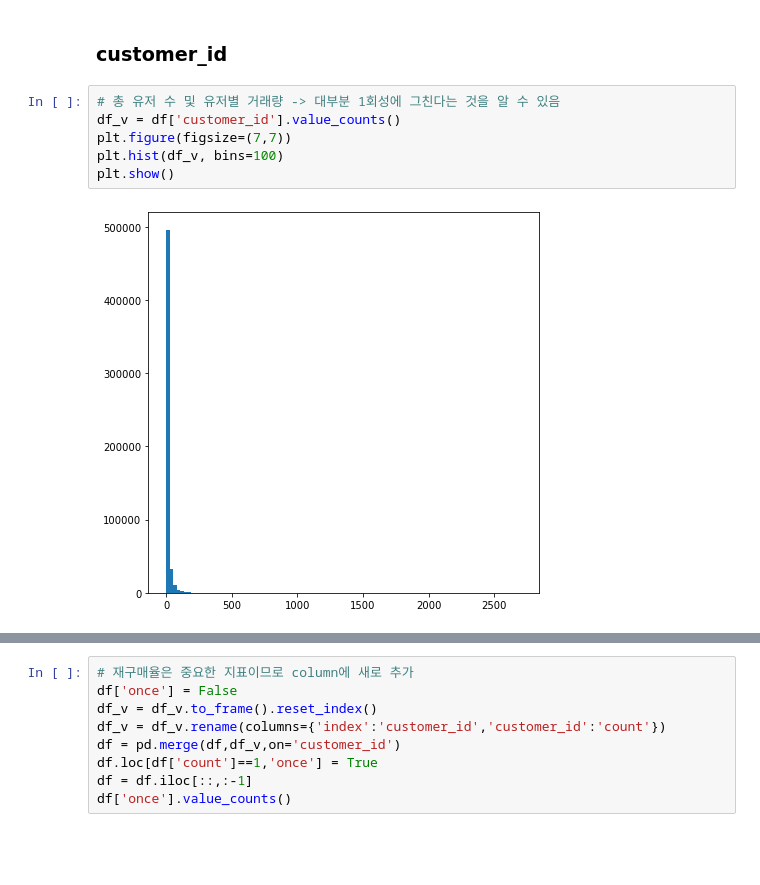
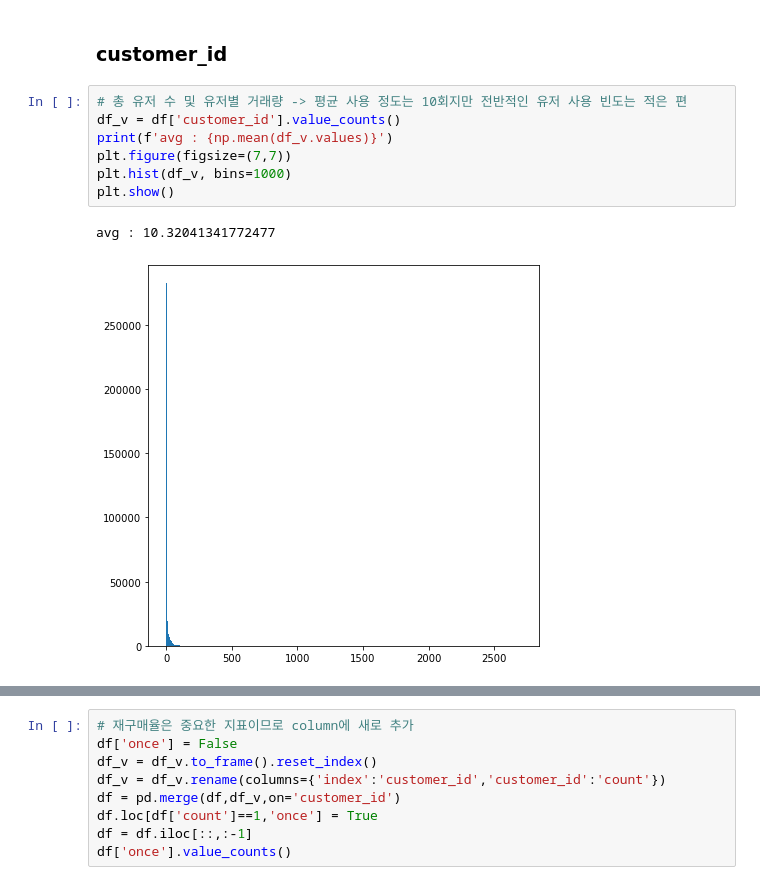
Before and after one commit to LUCI031/chai_analytics, a Jupyter notebook: EDA.ipynb, the cells around one changed output, grey strips where cells are left out. Drawn from its saved outputs; the diff is of its cells as text; blank space fills up the shorter version.

```diff
--- a/EDA.ipynb
+++ b/EDA.ipynb
@@ -132,10 +132,12 @@ array([[<AxesSubplot:title={'center':'created_at'}>,
 # %% [markdown]
 ### customer_id
 # %%
-# 총 유저 수 및 유저별 거래량 -> 대부분 1회성에 그친다는 것을 알 수 있음
+# 총 유저 수 및 유저별 거래량 -> 평균 사용 정도는 10회지만 전반적인 유저 사용 빈도는 적은 편
 df_v = df['customer_id'].value_counts()
+print(f'avg : {np.mean(df_v.values)}')
 plt.figure(figsize=(7,7))
-plt.hist(df_v, bins=100)
+plt.hist(df_v, bins=1000)
 plt.show()
 # %% [output]
+avg : 10.32041341772477
-[figure, old version]
+[figure, new version]
```
Also changed, not shown: parts of 8 cells of this notebook.
